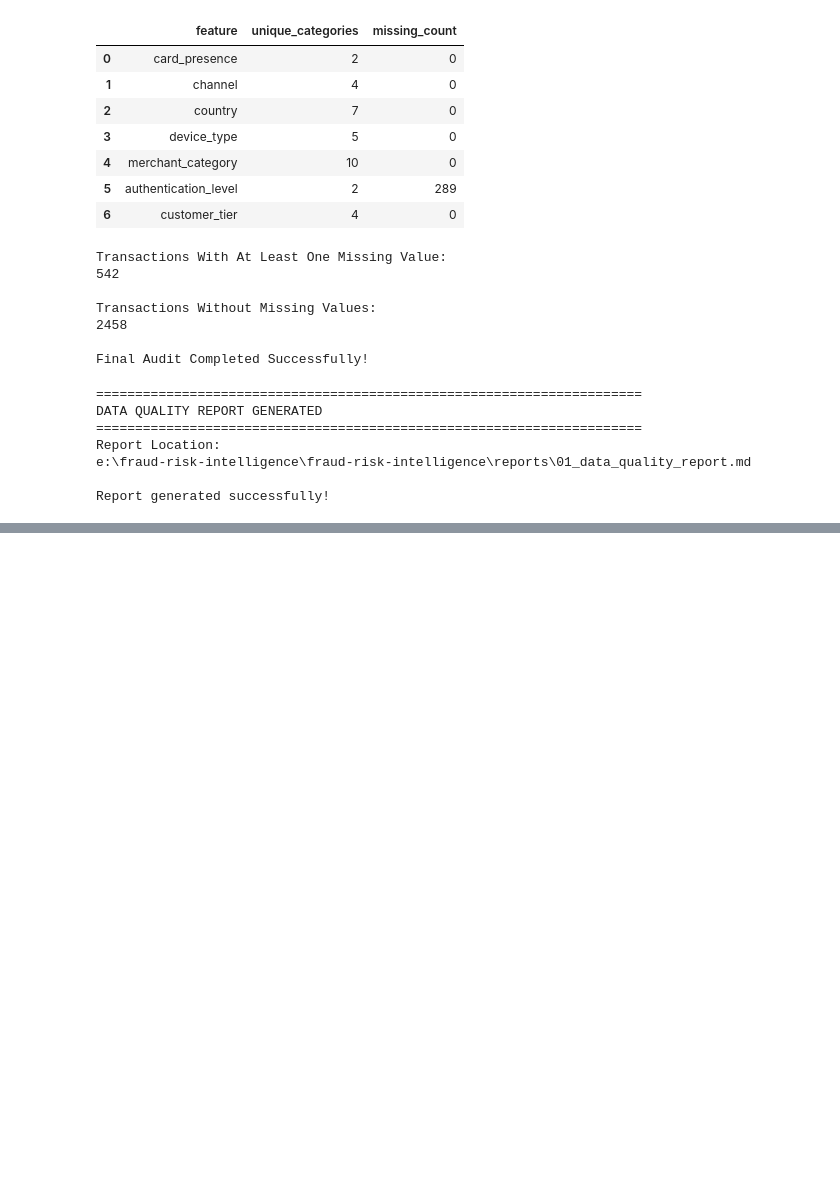
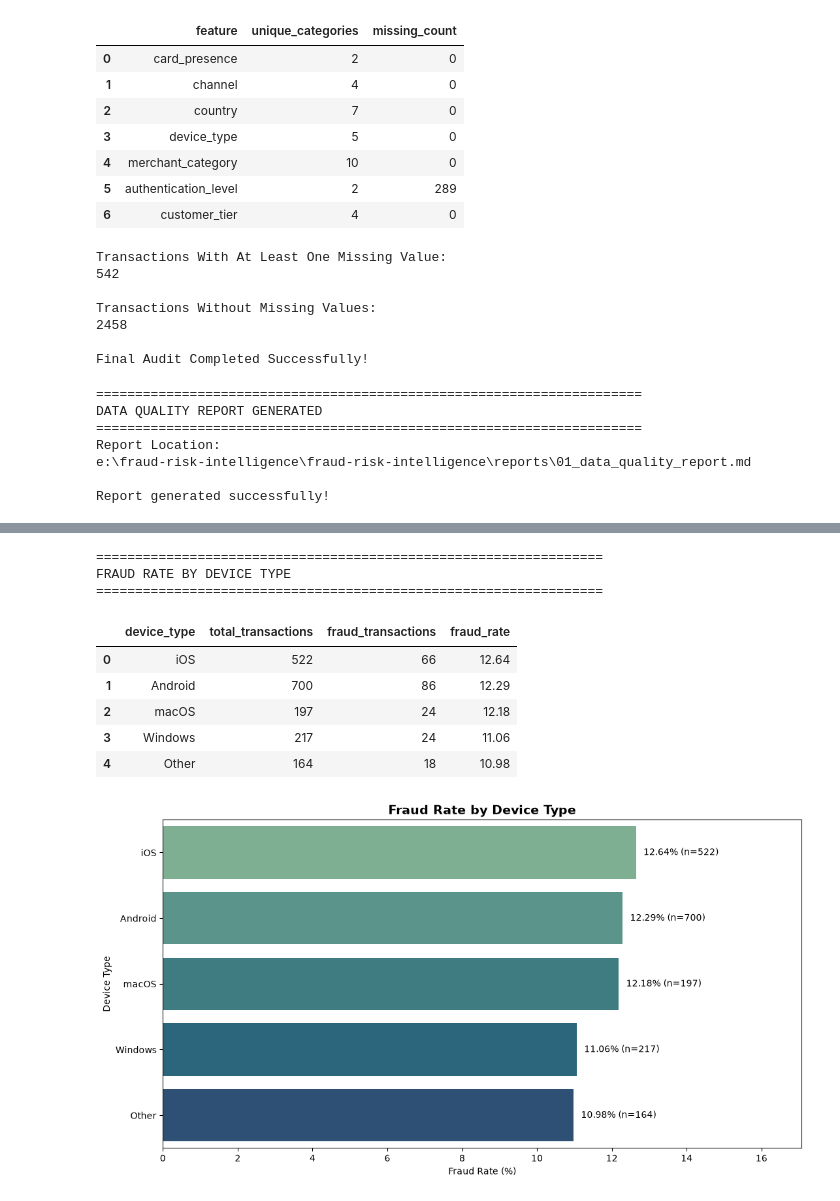
Before and after one commit to sasa312002/fraud-risk-intelligence, a Jupyter notebook: notebooks/01_fraud_risk_analysis.ipynb, the cells around one changed output, grey strips where cells are left out. Cells and saved outputs as stored; diff of their text form; code cells hidden in the pictures; blank space fills up the shorter version.

```diff
--- a/notebooks/01_fraud_risk_analysis.ipynb
+++ b/notebooks/01_fraud_risk_analysis.ipynb
@@ -1009,0 +1635,67 @@ Report generated successfully!
+# %%
+# ============================================================
+# Cell 18: Fraud Rate by Device Type
+# ============================================================
+
+device_analysis = fraud_rate_summary(
+    train_df,
+    "device_type"
+)
+
+print("=" * 65)
+print("FRAUD RATE BY DEVICE TYPE")
+print("=" * 65)
+
+display(device_analysis.round(2))
+
+
+# Visualization
+
+plt.figure(figsize=(11, 6))
+
+ax = sns.barplot(
+    data=device_analysis,
+    x="fraud_rate",
+    y="device_type",
+    hue="device_type",
+    palette="crest",
+    legend=False
+)
+
+plt.title(
+    "Fraud Rate by Device Type",
+    fontsize=14,
+    fontweight="bold"
+)
+
+plt.xlabel("Fraud Rate (%)")
+plt.ylabel("Device Type")
+
+for i, row in enumerate(device_analysis.itertuples()):
+
+    ax.text(
+        row.fraud_rate + 0.2,
+        i,
+        f"{row.fraud_rate:.2f}% (n={row.total_transactions})",
+        va="center",
+        fontsize=10
+    )
+
+plt.xlim(
+    0,
+    max(1, device_analysis["fraud_rate"].max() * 1.35)
+)
+
+plt.tight_layout()
+plt.show()
+# %% [output]
+=================================================================
+FRAUD RATE BY DEVICE TYPE
+=================================================================
+|  | device_type | total_transactions | fraud_transactions | fraud_rate |
+| 0 | iOS | 522 | 66 | 12.64 |
+| 1 | Android | 700 | 86 | 12.29 |
+| 2 | macOS | 197 | 24 | 12.18 |
+| 3 | Windows | 217 | 24 | 11.06 |
+| 4 | Other | 164 | 18 | 10.98 |
+[figure, added]
```
Also changed, not shown: parts of 19 cells of this notebook, 1 other file.
